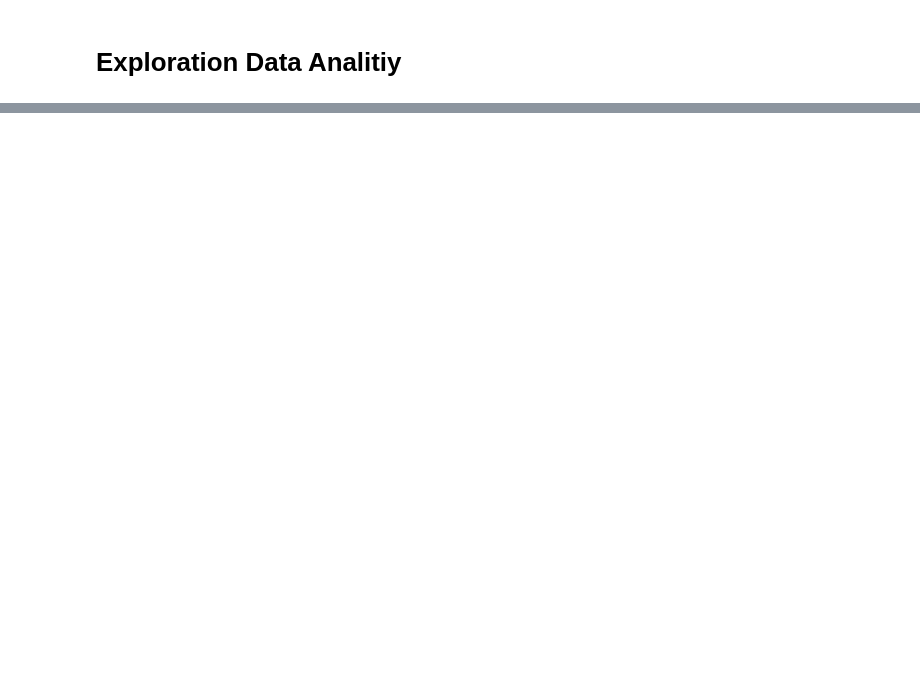
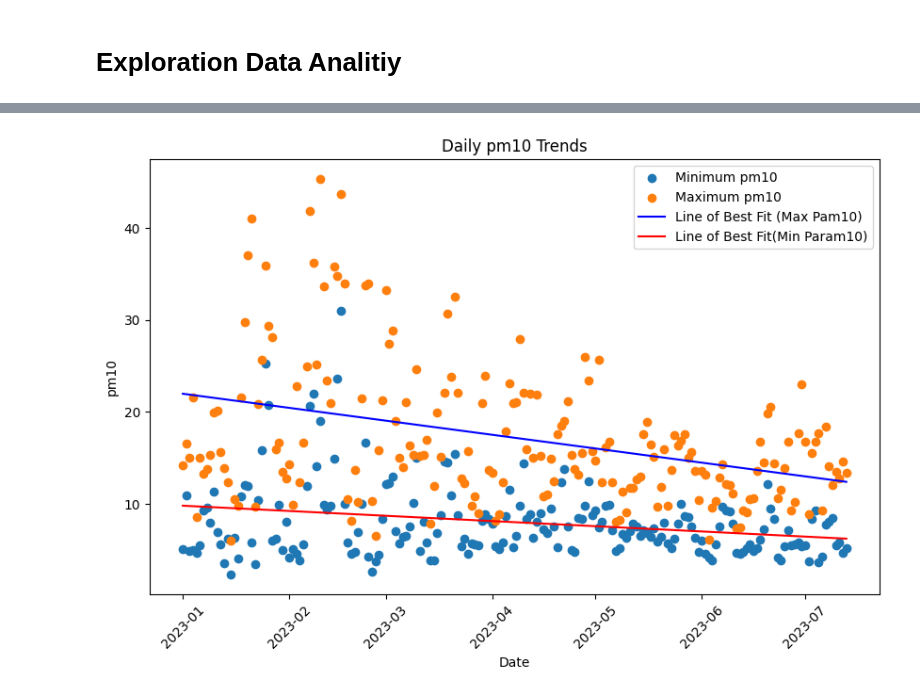
Before and after one commit to kayabaakihiko13/Scrapping_And_Analitic_OpenMeto, a Jupyter notebook: jupyter/eda.ipynb, the cells around one changed output, grey strips where cells are left out. Cells and saved outputs as stored; diff of their text form; code cells hidden in the pictures; blank space fills up the shorter version.

```diff
--- a/jupyter/eda.ipynb
+++ b/jupyter/eda.ipynb
@@ -126,0 +161,26 @@ plt.show()
+# %%
+# calculate date min and max pm10
+daily_min_max_pm10 = df2.groupby("Date")['pm10'].agg(["min",'max']).reset_index()
+ref_date = daily_min_max_pm10['Date'].min()
+daily_min_max_pm10['Date_Num'] = (daily_min_max_pm10['Date'] - ref_date).dt.days
+# and plot the data
+plt.figure(figsize=(10, 6))
+plt.scatter(daily_min_max_pm10['Date'], daily_min_max_pm10['min'], label='Minimum pm10')
+plt.scatter(daily_min_max_pm10['Date'], daily_min_max_pm10['max'], label='Maximum pm10')
+# calculate and plot the line of best fit for maximum temperature
+m_max , b_max = np.polyfit(daily_min_max_pm10['Date_Num'],daily_min_max_pm10['max'],1)
+plt.plot(daily_min_max_pm10['Date'],m_max*daily_min_max_pm10['Date_Num']+b_max,color='b',label="Line of Best Fit (Max Pam10)")
+
+# calculate and plot the line of best fit for maximum temperature
+m_min , b_min = np.polyfit(daily_min_max_pm10['Date_Num'],daily_min_max_pm10['min'],1)
+plt.plot(daily_min_max_pm10['Date'],m_min* daily_min_max_pm10['Date_Num'] + b_min,color='red',label="Line of Best Fit(Min Param10)")
+
+
+plt.xlabel('Date')
+plt.ylabel('pm10')
+plt.title('Daily pm10 Trends')
+plt.legend()
+plt.xticks(rotation=45)
+plt.show()
+# %% [output]
+[figure, added]
```
Also changed, not shown: parts of 11 cells of this notebook.
